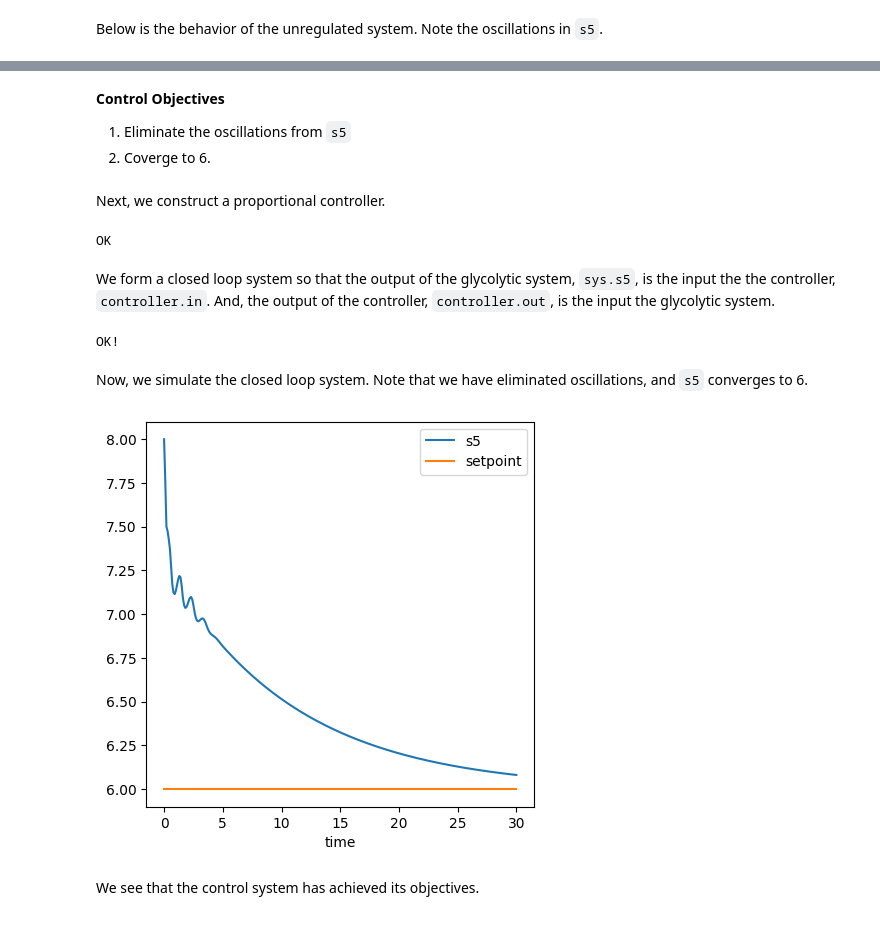
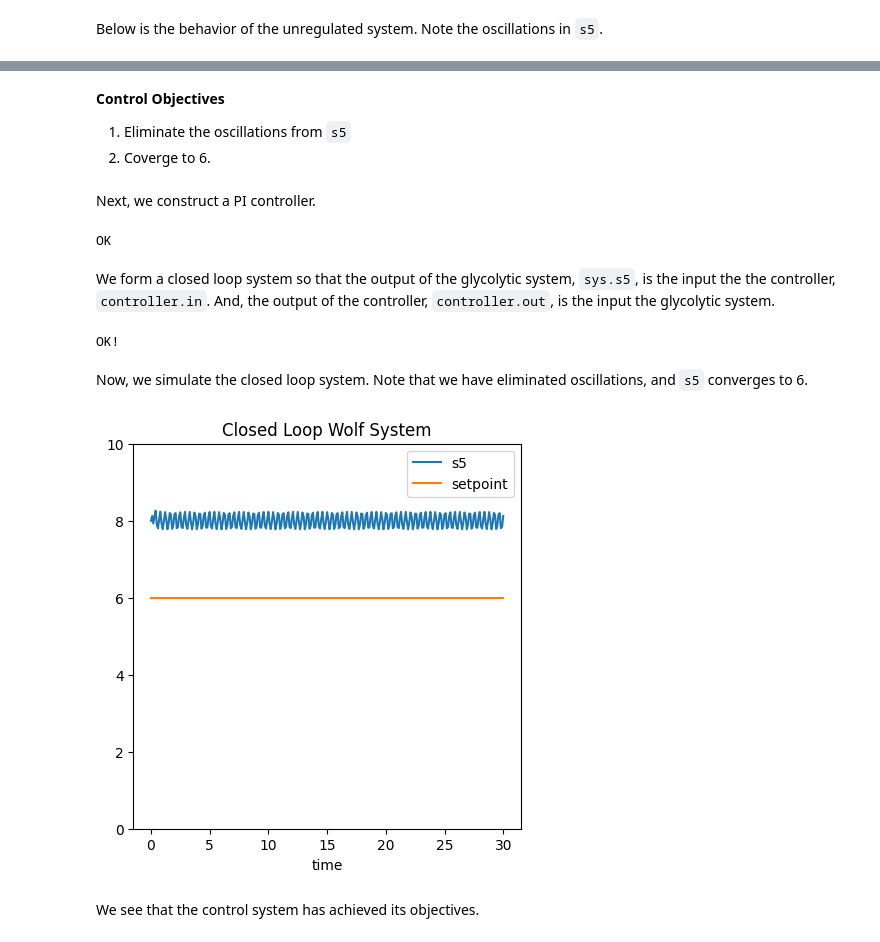
Before and after one commit to joseph-hellerstein/advanced-controls-lectures, a Jupyter notebook: classes/winter_2023/lectures/lecture_06-building-closed-loop-testbed/building_closed_loop_testbed.ipynb, the cells around one changed output, grey strips where cells are left out. Cells and saved outputs as stored; diff of their text form; code cells hidden in the pictures.

Commit message:
update image

```diff
--- a/classes/winter_2023/lectures/lecture_06-building-closed-loop-testbed/building_closed_loop_testbed.ipynb
+++ b/classes/winter_2023/lectures/lecture_06-building-closed-loop-testbed/building_closed_loop_testbed.ipynb
@@ -316,5 +313,6 @@ wolf_sys = WOLF_CTLSB.makeNonlinearIOSystem("wolf_sys")
 # %%
 # Simulate the open loop system with no change in its input (at)
-ts = ctl.simulateSystem(wolf_sys, end_time=5)
-_ = ctl.plotOneTS(ts, figsize=(5,5))
+wolf_sys = WOLF_CTLSB.makeNonlinearIOSystem("wolf_sys")
+ts = ctl.simulateSystem(wolf_sys, end_time=30)
+_ = ctl.plotOneTS(ts, figsize=(5,5), ylim=[0, 10])
 # %% [output]
@@ -322,14 +320,14 @@ _ = ctl.plotOneTS(ts, figsize=(5,5))
-# %% [markdown]
-**Control Objectives**
-
-1. Eliminate the oscillations from ``s5``
-1. Coverge to 6.
-# %% [markdown]
-Next, we construct a proportional controller.
+# %% [markdown]
+**Control Objectives**
+
+1. Eliminate the oscillations from ``s5``
+1. Coverge to 6.
 # %%
 S5_SETPOINT = 6
+# %% [markdown]
+Next, we construct a PI controller.
 # %%
-def makePIController(setpoint, kP, kI):
+def makePIController(setpoint=S5_SETPOINT, kP=20, kI=10):
     """
     Makes a PI controller
 
@@ -351,7 +349,6 @@ def makePIController(setpoint, kP, kI):
         # u: array-float (output from OLS)
         # returns: array-float (derivative of state)
         dx = setpoint - u[0]
-        #print(t, u, dx)
         return dx
 
     # Calculate output value
@@ -363,7 +360,6 @@ def makePIController(setpoint, kP, kI):
         # returns: array (output)
         new_err = setpoint - u[0]
         output = kI*x[0] + kP*new_err
-        #print(t, output)
         return output
 
     controller = control.NonlinearIOSystem(
@@ -371,41 +367,41 @@ def makePIController(setpoint, kP, kI):
       outfcn,
       states=1,
       inputs=['in'],
-      outputs=['out'], name='controller')
+      outputs=['out'], name='controller_sys')
     return controller
 
 # Tests
-controller = makePIController(S5_SETPOINT, 20, 10)
+controller = makePIController()
 assert("NonlinearIOSystem" in str(type(controller)))
 print("OK")
 # %% [output]
 OK
-# %% [markdown]
-We form a closed loop system so that the output of the glycolytic system, ``sys.s5``, is
-the input the the controller, ``controller.in``.
-And, the output of the controller, ``controller.out``, is the input the glycolytic system.
+# %% [markdown]
+We form a closed loop system so that the output of the glycolytic system, ``sys.s5``, is
+the input the the controller, ``controller.in``.
+And, the output of the controller, ``controller.out``, is the input the glycolytic system.
 # %%
-def makeInterconnect(wolf_sys=wolf_sys, setpoint=S5_SETPOINT, kP=20, kI=10):
+def makeInterconnect(wolf_sys=wolf_sys, **kwargs):
     """
     Create an Interconnect object for the Wolf closed loop system.
 
     Parameters
     ----------
     wolf_sys: NonlinearIOSystem
-    controller: NonlinearIOSystem
+    kwargs: dict (arguments for makePIController)
 
     Returns
     -------
     Interconnect
     """
-    controller = makePIController(setpoint, kP, kI)
+    controller_sys = makePIController(**kwargs)
     closed_sys = control.interconnect(
-      [wolf_sys, controller],       # systems
+      [wolf_sys, controller_sys],       # systems
       connections=[
-        ['wolf_sys.at', 'controller.out'],
-        ['controller.in',  'wolf_sys.s5'],
+        ['wolf_sys.at', 'controller_sys.out'],
+        ['controller_sys.in',  'wolf_sys.s5'],
       ],
-      inplist=["controller.in"],
+      inplist=["controller_sys.in"],
       outlist=["wolf_sys.s5"],
     )
     return closed_sys
@@ -416,17 +412,17 @@ assert("Interconnect" in str(type(interconnect)))
 print("OK!")
 # %% [output]
 OK!
-# %% [markdown]
-Now, we simulate the closed loop system.
-Note that we have eliminated oscillations, and ``s5`` converges to 6.
+# %% [markdown]
+Now, we simulate the closed loop system.
+Note that we have eliminated oscillations, and ``s5`` converges to 6.
 # %%
-closed_sys = makeInterconnect(kP=5, kI=1)
+closed_sys = makeInterconnect(kP=1, kI=0)
 end_time = 30
 ts = ctl.simulateSystem(closed_sys, end_time=end_time, output_names=["s5"])
 ts["setpoint"] = S5_SETPOINT
 # Plot the resultkkk
-_ = ctl.plotOneTS(ts, figsize=(5,5))
+_ = ctl.plotOneTS(ts, figsize=(5,5), ylim=[0, 10], title="Closed Loop Wolf System")
 # %% [output]
-[figure, old version]
+[figure, new version]
-# %% [markdown]
-We see that the control system has achieved its objectives.
+# %% [markdown]
+We see that the control system has achieved its objectives.
```
Also changed, not shown: parts of 2 cells of this notebook, 1 other file.
